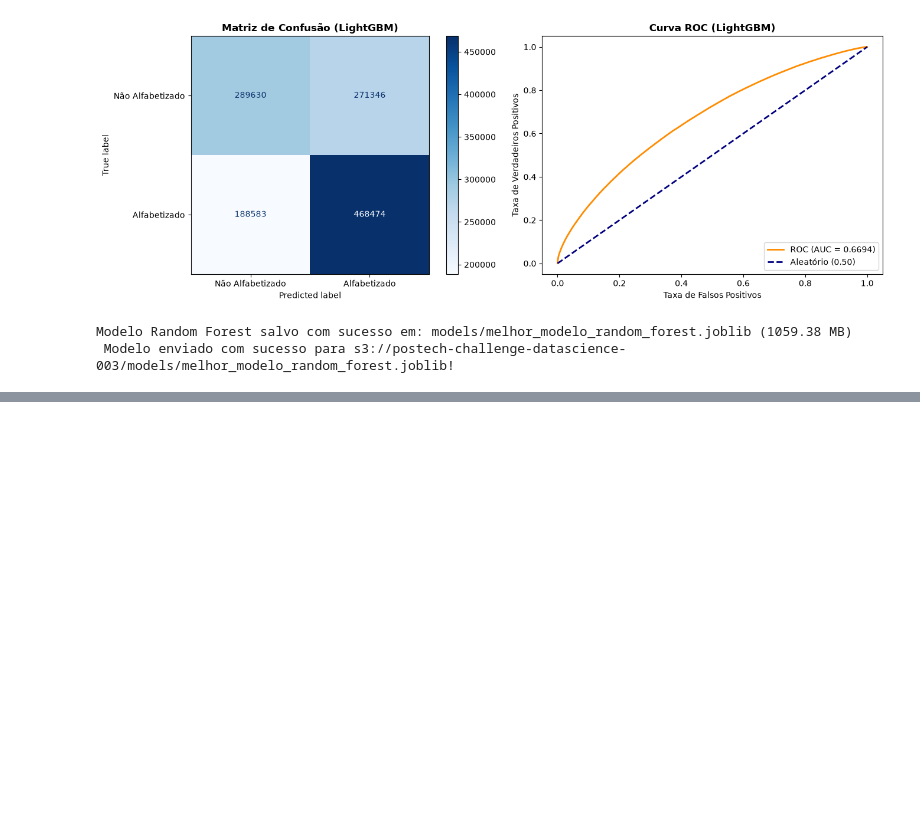
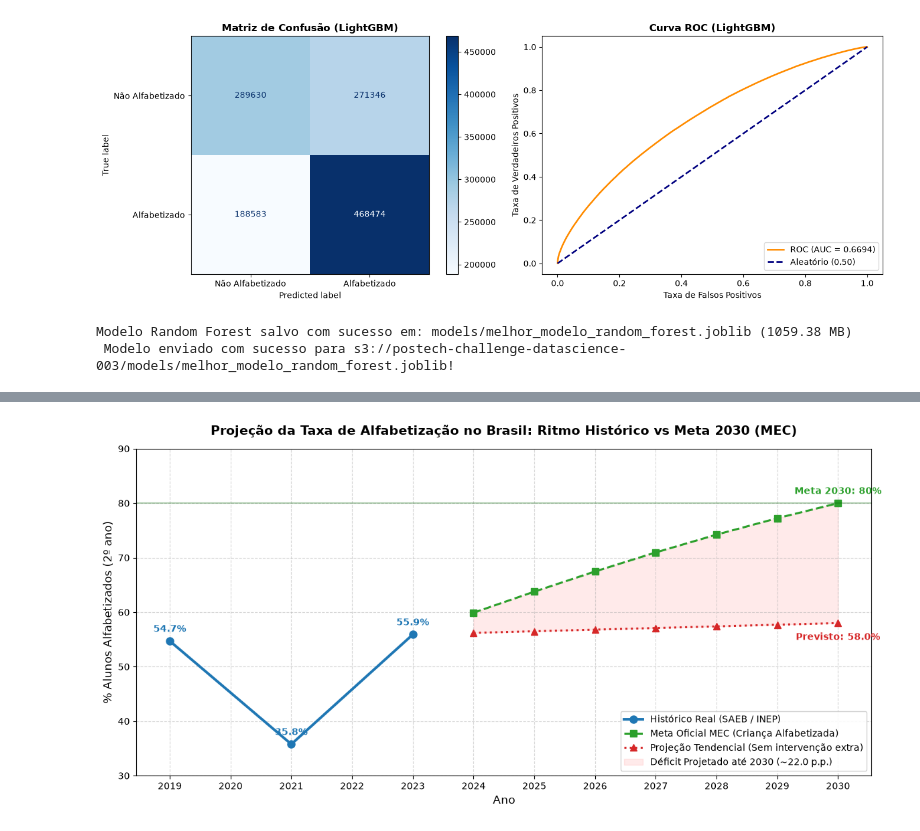
Before and after one commit to LucasRuizMartins/fiap_tech_challenge_03, a Jupyter notebook: notebooks/01 - pipeline.ipynb, the cells around one changed output, grey strips where cells are left out. Drawn from its saved outputs; the diff is of its cells as text; code cells hidden in the pictures; blank space fills up the shorter version.

Commit message:
novos modelos

```diff
--- a/notebooks/01 - pipeline.ipynb
+++ b/notebooks/01 - pipeline.ipynb
@@ -725,0 +750,77 @@ Modelo Random Forest salvo com sucesso em: models/melhor_modelo_random_forest.jo
+# %%
+import numpy as np
+import pandas as pd
+import matplotlib.pyplot as plt
+from sklearn.linear_model import LinearRegression
+
+# ── 1. Extração dos Dados Oficiais (Brasil) ──────────────────────────────────
+linha_brasil = resultado_metas[resultado_metas["NOME_UF"] == "Brasil"].iloc[0]
+
+# Histórico Real Observado no SAEB (2019 a 2023)
+anos_hist = np.array([2019, 2021, 2023]).reshape(-1, 1)
+taxas_hist = np.array([
+    linha_brasil["SAEB_2019"],
+    linha_brasil["SAEB_2021"],
+    linha_brasil["PC_ALUNO_ALFABETIZADO"]
+])
+
+# Metas Oficiais do MEC (2024 a 2030)
+anos_futuros = np.array([2024, 2025, 2026, 2027, 2028, 2029, 2030]).reshape(-1, 1)
+metas_mec = np.array([
+    linha_brasil["META_FINAL_2024"],
+    linha_brasil["META_FINAL_2025"],
+    linha_brasil["META_FINAL_2026"],
+    linha_brasil["META_FINAL_2027"],
+    linha_brasil["META_FINAL_2028"],
+    linha_brasil["META_FINAL_2029"],
+    80.0  # Meta 2030 fixada em 80%
+])
+
+# ── 2. Modelo de Projeção de Tendência Inercial ──────────────────────────────
+# Usamos a taxa pré-pandemia (2019) e retomada (2023) para projetar o ritmo estrutural
+anos_base = np.array([2019, 2023]).reshape(-1, 1)
+taxas_base = np.array([taxas_hist[0], taxas_hist[2]])
+
+reg_tendencia = LinearRegression().fit(anos_base, taxas_base)
+projecao_tendencia = reg_tendencia.predict(anos_futuros)
+
+# ── 3. Gráfico Executivo: Histórico vs Projeção vs Meta 2030 ─────────────────
+plt.figure(figsize=(12, 6))
+
+# Linha 1: Histórico Real SAEB
+plt.plot(anos_hist.flatten(), taxas_hist, marker='o', color='#1f77b4', lw=2.8, markersize=8, label="Histórico Real (SAEB / INEP)")
+for x, y in zip(anos_hist.flatten(), taxas_hist):
+    plt.annotate(f"{y:.1f}%", (x, y), textcoords="offset points", xytext=(0, 10), ha='center', fontweight='bold', color='#1f77b4')
+
+# Linha 2: Metas do MEC até 2030
+plt.plot(anos_futuros.flatten(), metas_mec, marker='s', color='#2ca02c', linestyle='--', lw=2.2, markersize=7, label="Meta Oficial MEC (Criança Alfabetizada)")
+plt.annotate(f"Meta 2030: {metas_mec[-1]:.0f}%", (2030, metas_mec[-1]), textcoords="offset points", xytext=(0, 10), ha='center', fontweight='bold', color='#2ca02c')
+
+# Linha 3: Projeção de Tendência Inercial
+plt.plot(anos_futuros.flatten(), projecao_tendencia, marker='^', color='#d62728', linestyle=':', lw=2.2, markersize=7, label="Projeção Tendencial (Sem intervenção extra)")
+plt.annotate(f"Previsto: {projecao_tendencia[-1]:.1f}%", (2030, projecao_tendencia[-1]), textcoords="offset points", xytext=(0, -18), ha='center', fontweight='bold', color='#d62728')
+
+# Linha horizontal de corte da Meta de 80%
+plt.axhline(80, color='darkgreen', linestyle='-', alpha=0.3, lw=1.5)
+
+# Destaque do Gap em 2030
+gap_2030 = metas_mec[-1] - projecao_tendencia[-1]
+plt.fill_between(anos_futuros.flatten(), projecao_tendencia, metas_mec, color='#ff9999', alpha=0.2, label=f"Déficit Projetado até 2030 (~{gap_2030:.1f} p.p.)")
+
+plt.title("Projeção da Taxa de Alfabetização no Brasil: Ritmo Histórico vs Meta 2030 (MEC)", fontsize=14, fontweight='bold', pad=15)
+plt.xlabel("Ano", fontsize=12)
+plt.ylabel("% Alunos Alfabetizados (2º ano)", fontsize=12)
+plt.xticks(np.arange(2019, 2031, 1))
+plt.ylim(30, 90)
+plt.grid(True, linestyle='--', alpha=0.5)
+plt.legend(loc='lower right', frameon=True, facecolor='white', framealpha=0.9)
+plt.tight_layout()
+plt.show()
+
+print(f"Conclusão da Projeção:")
+print(f"Taxa observada em 2023: {taxas_hist[-1]:.2f}%")
+print(f"Projeção inercial para 2030: {projecao_tendencia[-1]:.2f}%")
+print(f"Meta oficial do MEC para 2030: 80.00%")
+print(f"Gap a ser superado: {gap_2030:.2f} pontos percentuais")
+# %% [output]
+[figure, added]
```
Also changed, not shown: parts of 37 cells of this notebook, 1 other file.
